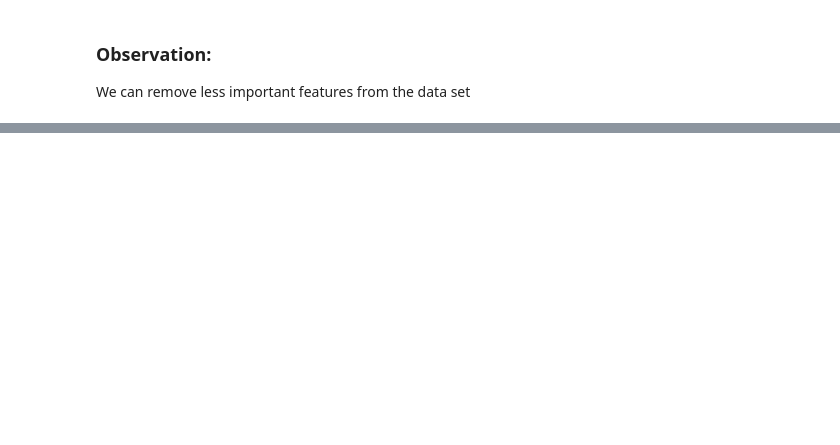
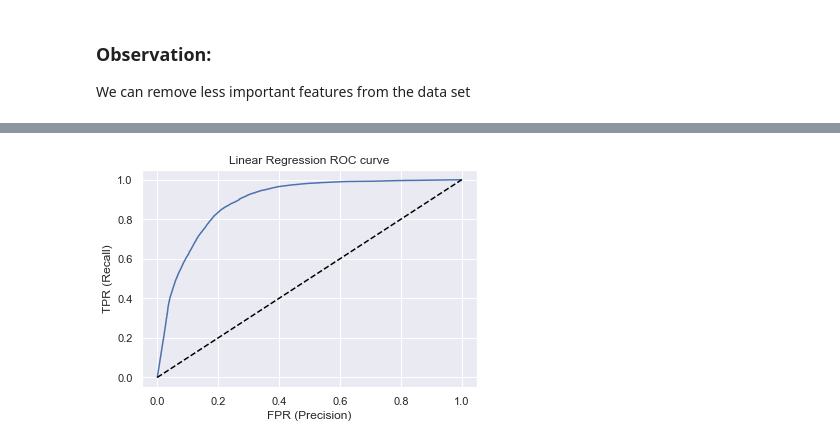
Before and after one commit to jagsrj/ClickThroughRatePrediction, a Jupyter notebook: Machine Learning Assignment - Click Through Rate Prediction.ipynb, the cells around one changed output, grey strips where cells are left out. Cells and saved outputs as stored; diff of their text form; code cells hidden in the pictures; blank space fills up the shorter version.

```diff
--- a/Machine Learning Assignment - Click Through Rate Prediction.ipynb
+++ b/Machine Learning Assignment - Click Through Rate Prediction.ipynb
@@ -352,0 +494,13 @@ x=x.drop(['C17','C18','C19', 'C21','app_category','site_category'],axis=1)
+# %%
+from sklearn.metrics import roc_curve
+fpr, tpr, _ = roc_curve(ytest, RF_probability)
+
+plt.title('Linear Regression ROC curve')
+plt.xlabel('FPR (Precision)')
+plt.ylabel('TPR (Recall)')
+
+plt.plot(fpr,tpr)
+plt.plot((0,1), ls='dashed',color='black')
+plt.show()
+# %% [output]
+[figure, added]
```
Also changed, not shown: parts of 27 cells of this notebook.
